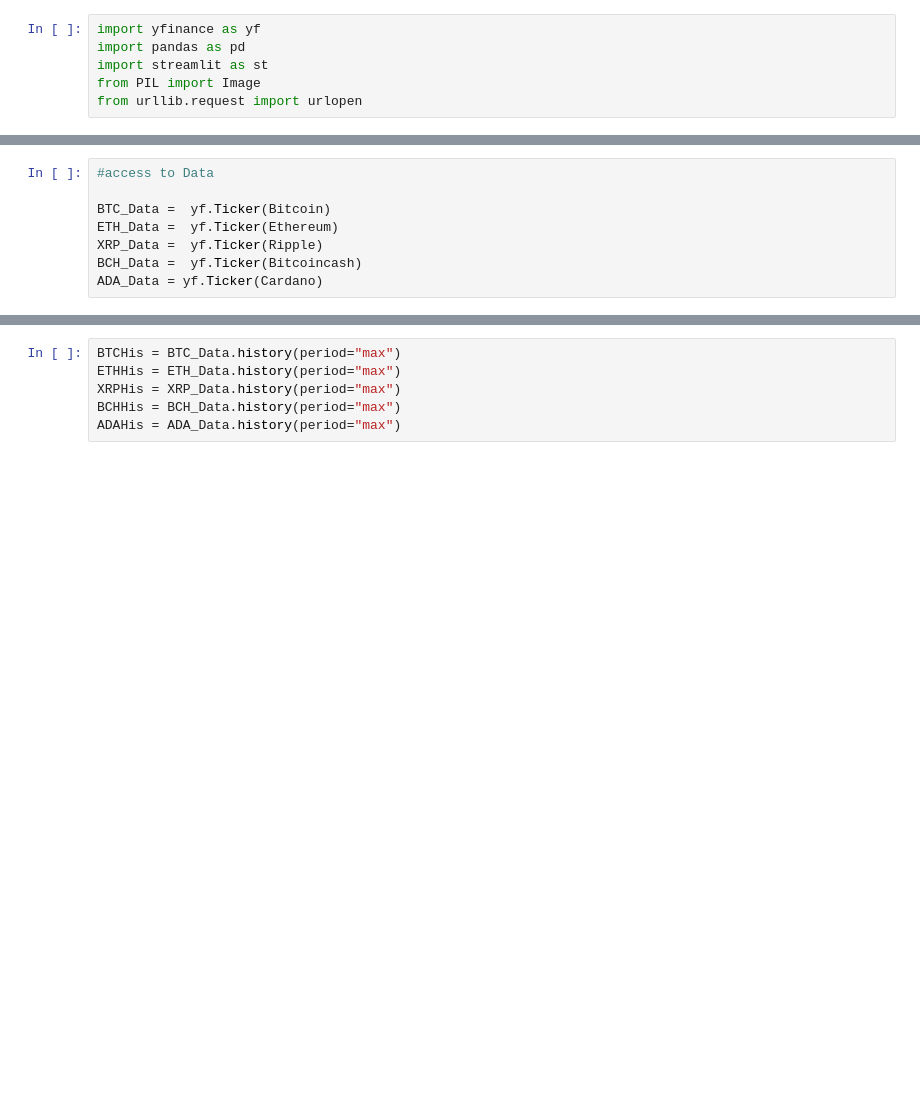
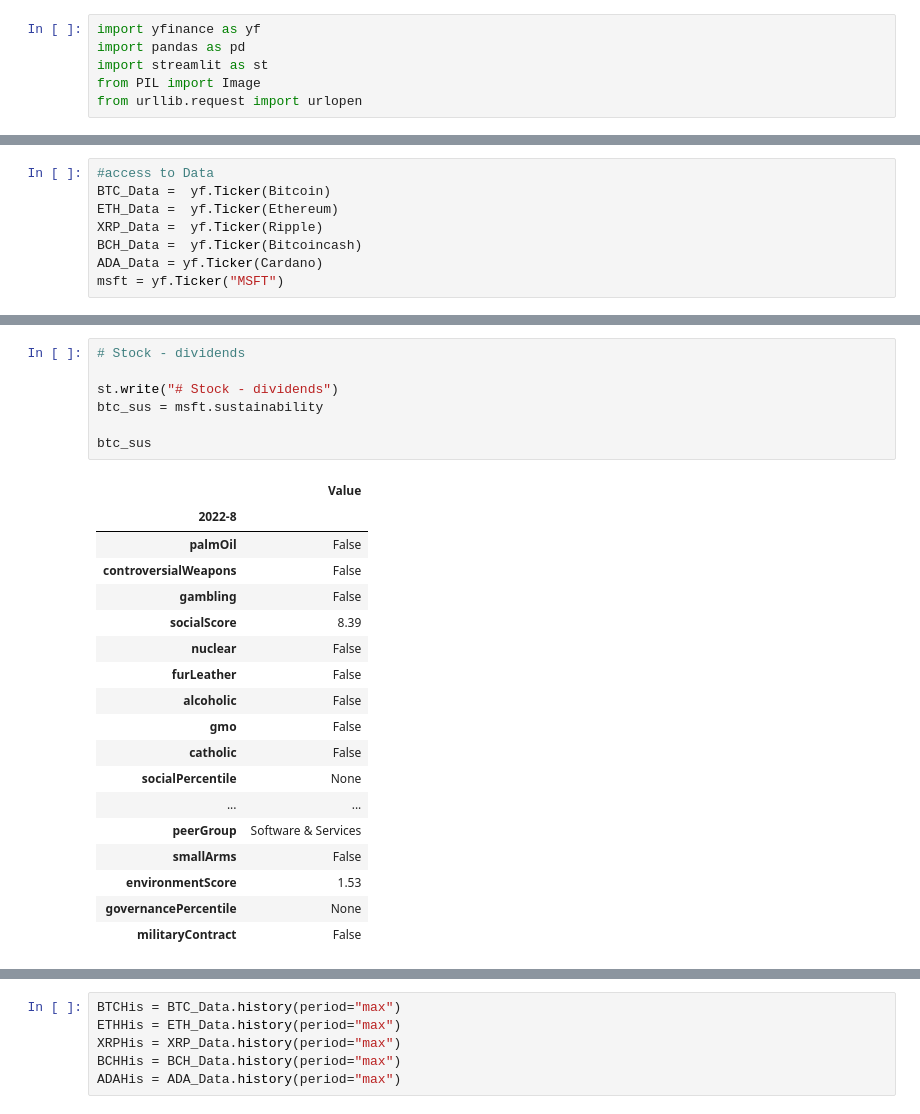
Before and after one commit to Aqui1983/Wallet-Collector-Financial-app-Project-1, a Jupyter notebook: Market-Data-Api.ipynb, the cells around one changed output, grey strips where cells are left out. Cells and saved outputs as stored; diff of their text form; blank space fills up the shorter version.

```diff
--- a/Market-Data-Api.ipynb
+++ b/Market-Data-Api.ipynb
@@ -22,8 +19,8 @@ Cardano = 'ADA-USD'
 # %%
 #access to Data
-
 BTC_Data =  yf.Ticker(Bitcoin)
 ETH_Data =  yf.Ticker(Ethereum)
 XRP_Data =  yf.Ticker(Ripple)
 BCH_Data =  yf.Ticker(Bitcoincash)
 ADA_Data = yf.Ticker(Cardano)
+msft = yf.Ticker("MSFT")
@@ -35,0 +114,26 @@ ADA_Data = yf.Ticker(Cardano)
+# %%
+# Stock - dividends
+
+st.write("# Stock - dividends")
+btc_sus = msft.sustainability
+
+btc_sus
+# %% [output]
+|  | Value |
+| 2022-8 |  |
+| palmOil | False |
+| controversialWeapons | False |
+| gambling | False |
+| socialScore | 8.39 |
+| nuclear | False |
+| furLeather | False |
+| alcoholic | False |
+| gmo | False |
+| catholic | False |
+| socialPercentile | None |
+| ... | ... |
+| peerGroup | Software & Services |
+| smallArms | False |
+| environmentScore | 1.53 |
+| governancePercentile | None |
+| militaryContract | False |
```
Also changed, not shown: parts of 18 cells of this notebook, 1 other file.
